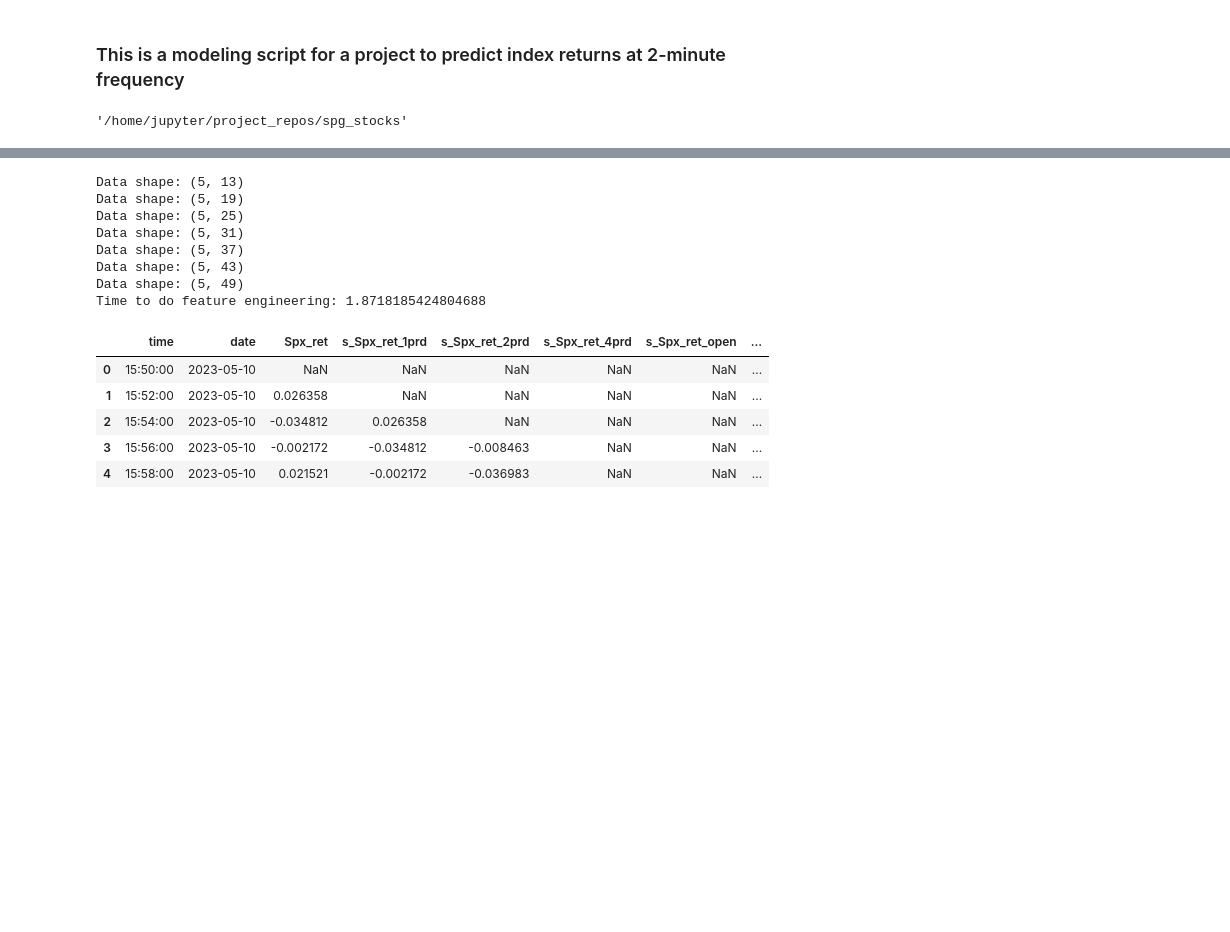
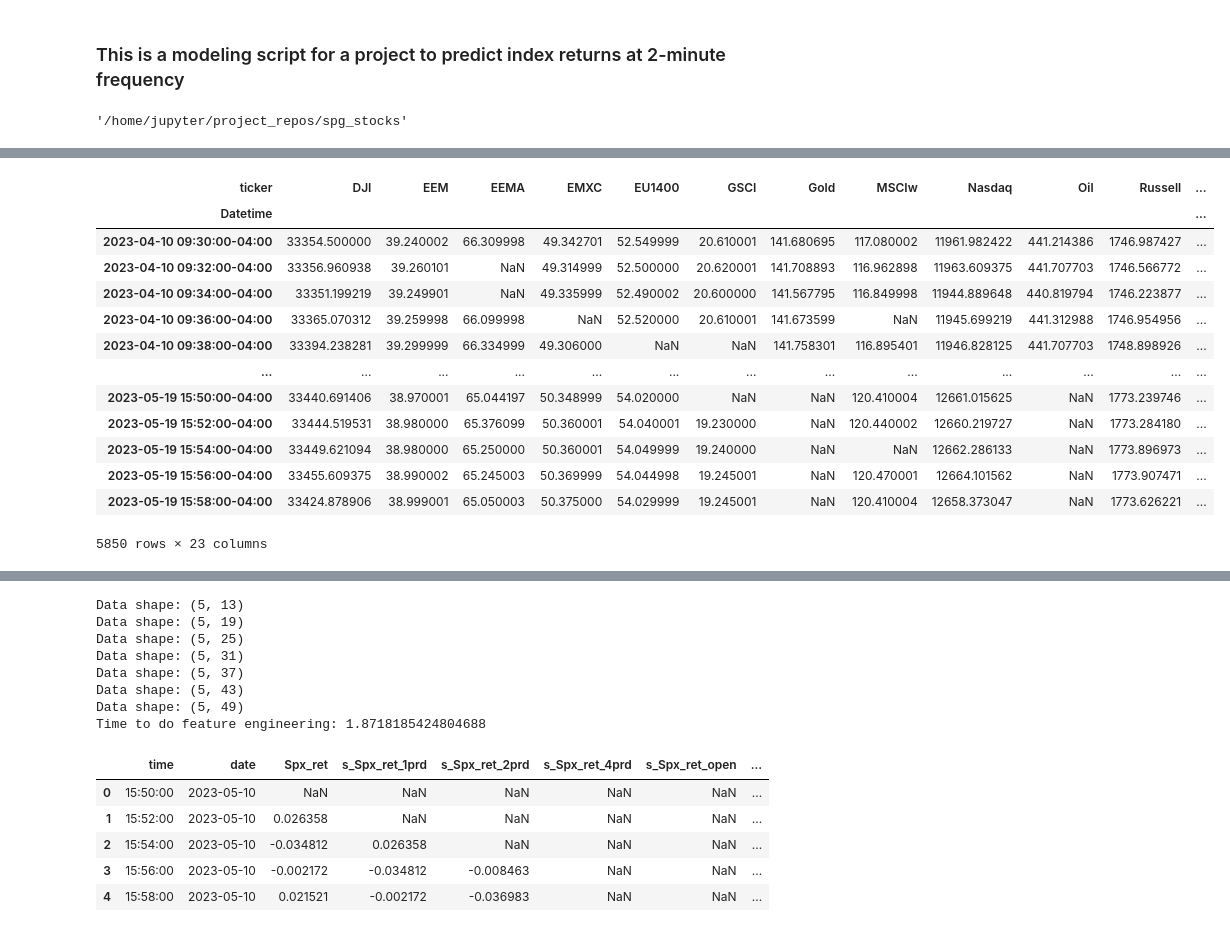
Before and after one commit to MykolaPinchuk/spg_stocks, a Jupyter notebook: model.ipynb, the cells around one changed output, grey strips where cells are left out. Drawn from its saved outputs; the diff is of its cells as text; code cells hidden in the pictures; blank space fills up the shorter version.

```diff
--- a/model.ipynb
+++ b/model.ipynb
@@ -86,0 +36,63 @@ df0 = df.copy()
+# %%
+tickerStrings = ['^GSPC',
+                 '^IXIC',
+                 '^DJI',
+                 '^RUT',
+                 '^RUMIC',
+                 'URTH',
+                 '^SPG100',
+                 '^SPG1200',
+                 'GSG',
+                 '^SPG100',
+                 '^SPG1200',
+                 '^BKTAS',
+                 'FEZ',
+                 'IEUR',
+                 '^SPGSCL',
+                 '^SPGSGCP',
+                 'SHV',
+                 'SHY',
+                 'IEI',
+                 'IEF',
+                 'TLT',
+                 'EEM',
+                 'EMXC',
+                 'EEMA',
+                 'VTHR']
+df_list = list()
+for ticker in tickerStrings:
+    data = yf.download(ticker,
+                       group_by="Ticker",
+                       period='60d',
+                       interval='2m',
+                       prepost=False,
+                       auto_adjust=True)
+    data['ticker'] = ticker
+    df_list.append(data)
+
+df = pd.concat(df_list)
+df = df[['Close', 'ticker']]
+df.replace({'^GSPC':'Spx',
+            '^IXIC':'Nasdaq',
+            '^DJI':'DJI',
+            '^RUT':'Russell',
+            '^RUMIC':'Russellmicro',
+            'URTH':'MSCIw',
+            'GSG':'GSCI',
+            '^SPG100':'SPG100',
+            '^SPG1200':'SPG1200',
+            '^BKTAS':'SPAsia50',
+            'FEZ':'Stoxx50',
+            'IEUR':'EU1400',
+            '^SPGSCL':'Oil',
+            '^SPGSGCP':'Gold',
+            'IEI':'Tnotes',
+            'IEF':'Tnotes_long',
+            'SHV':'Tbills',
+            'SHY':'Tnotes_short',
+            'TLT':'Tbonds',
+           }, inplace=True)
+df = (df.pivot_table(index=['Datetime'], columns='ticker', values='Close'))
+df0 = df.copy()
+df
+# %% [output]
@@ -86,0 +116,14 @@ df0 = df.copy()
+| ticker | DJI | EEM | EEMA | EMXC | EU1400 | GSCI | Gold | MSCIw | Nasdaq | Oil | Russell | ... |
+| Datetime |  |  |  |  |  |  |  |  |  |  |  | ... |
+| 2023-04-10 09:30:00-04:00 | 33354.500000 | 39.240002 | 66.309998 | 49.342701 | 52.549999 | 20.610001 | 141.680695 | 117.080002 | 11961.982422 | 441.214386 | 1746.987427 | ... |
+| 2023-04-10 09:32:00-04:00 | 33356.960938 | 39.260101 | NaN | 49.314999 | 52.500000 | 20.620001 | 141.708893 | 116.962898 | 11963.609375 | 441.707703 | 1746.566772 | ... |
+| 2023-04-10 09:34:00-04:00 | 33351.199219 | 39.249901 | NaN | 49.335999 | 52.490002 | 20.600000 | 141.567795 | 116.849998 | 11944.889648 | 440.819794 | 1746.223877 | ... |
+| 2023-04-10 09:36:00-04:00 | 33365.070312 | 39.259998 | 66.099998 | NaN | 52.520000 | 20.610001 | 141.673599 | NaN | 11945.699219 | 441.312988 | 1746.954956 | ... |
+| 2023-04-10 09:38:00-04:00 | 33394.238281 | 39.299999 | 66.334999 | 49.306000 | NaN | NaN | 141.758301 | 116.895401 | 11946.828125 | 441.707703 | 1748.898926 | ... |
+| ... | ... | ... | ... | ... | ... | ... | ... | ... | ... | ... | ... | ... |
+| 2023-05-19 15:50:00-04:00 | 33440.691406 | 38.970001 | 65.044197 | 50.348999 | 54.020000 | NaN | NaN | 120.410004 | 12661.015625 | NaN | 1773.239746 | ... |
+| 2023-05-19 15:52:00-04:00 | 33444.519531 | 38.980000 | 65.376099 | 50.360001 | 54.040001 | 19.230000 | NaN | 120.440002 | 12660.219727 | NaN | 1773.284180 | ... |
+| 2023-05-19 15:54:00-04:00 | 33449.621094 | 38.980000 | 65.250000 | 50.360001 | 54.049999 | 19.240000 | NaN | NaN | 12662.286133 | NaN | 1773.896973 | ... |
+| 2023-05-19 15:56:00-04:00 | 33455.609375 | 38.990002 | 65.245003 | 50.369999 | 54.044998 | 19.245001 | NaN | 120.470001 | 12664.101562 | NaN | 1773.907471 | ... |
+| 2023-05-19 15:58:00-04:00 | 33424.878906 | 38.999001 | 65.050003 | 50.375000 | 54.029999 | 19.245001 | NaN | 120.410004 | 12658.373047 | NaN | 1773.626221 | ... |
+5850 rows × 23 columns
```
Also changed, not shown: parts of 7 cells of this notebook.
